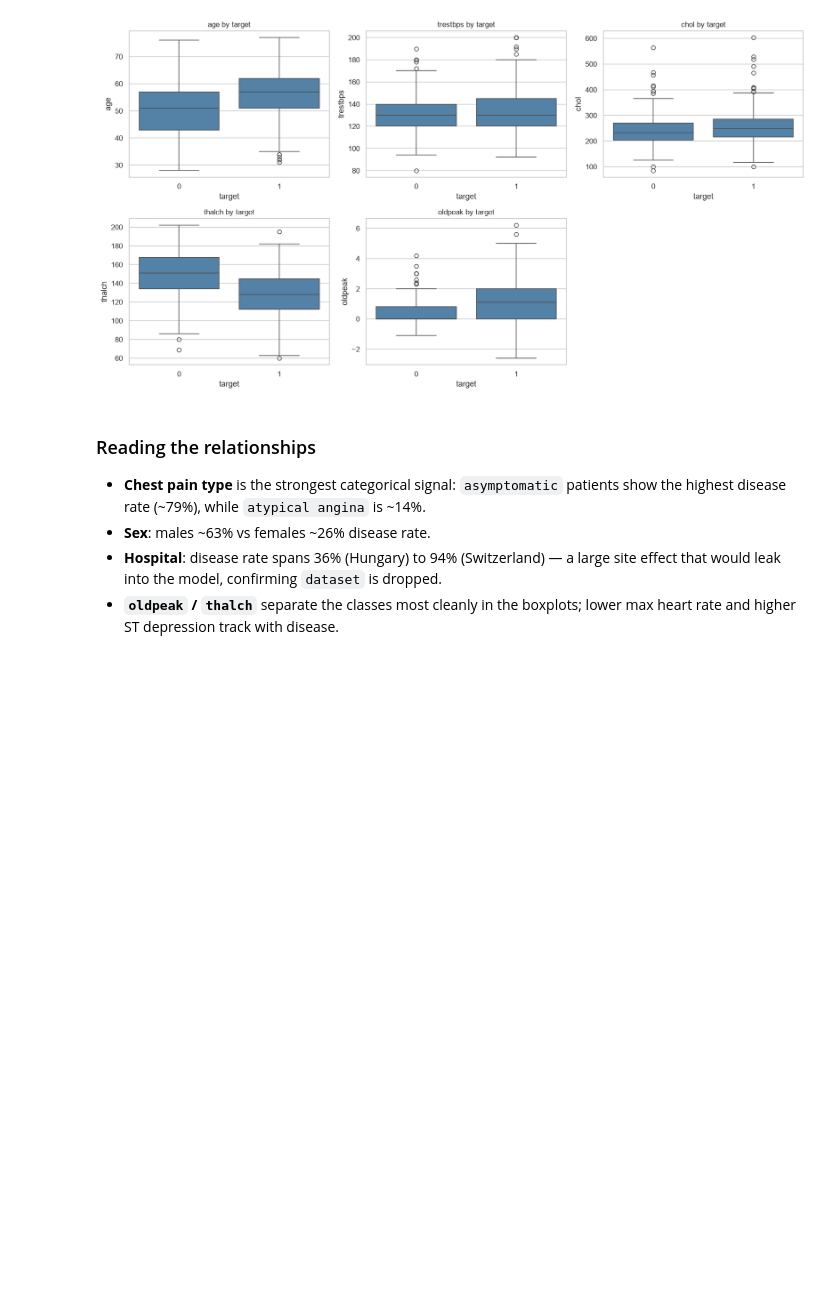
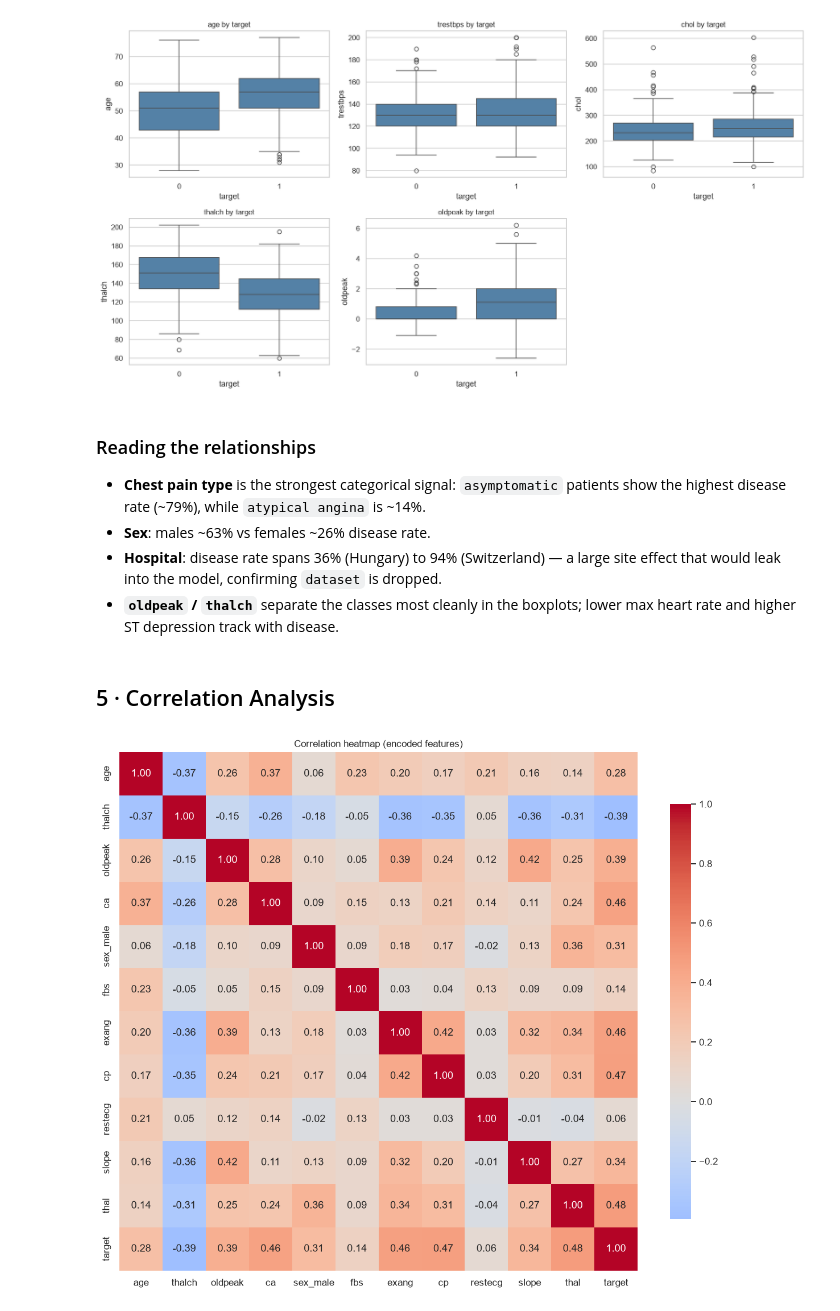
Before and after one commit to Moudjib16/Heart-Disease-Prediction, a Jupyter notebook: notebooks/01_eda.ipynb, the cells around one changed output. Cells and saved outputs as stored; diff of their text form; code cells hidden in the pictures; blank space fills up the shorter version.

Commit message:
analysis: EDA notebook - correlation analysis
Add section 5: encoded-feature correlation heatmap, feature correlations with the target, and the slope/oldpeak/exang multicollinearity check.

```diff
--- a/notebooks/01_eda.ipynb
+++ b/notebooks/01_eda.ipynb
@@ -390,3 +390,33 @@ save_fig("bivariate_boxplots")
   site effect that would leak into the model, confirming `dataset` is dropped.
 - **`oldpeak` / `thalch`** separate the classes most cleanly in the boxplots;
   lower max heart rate and higher ST depression track with disease.
+# %% [markdown]
+## 5 · Correlation Analysis
+# %%
+# Numeric-encoded view for correlation. Ordinal mappings are listed explicitly.
+enc = pd.DataFrame(index=df.index)
+enc["age"] = df["age"]
+enc["trestbps"] = df["trestbps"]
+enc["chol"] = df["chol"]
+enc["thalch"] = df["thalch"]
+enc["oldpeak"] = df["oldpeak"]
+enc["ca"] = df["ca"]
+enc["sex_male"] = (df["sex"] == "Male").astype(int)
+enc["fbs"] = df["fbs"].map({True: 1, False: 0})
+enc["exang"] = df["exang"].map({True: 1, False: 0})
+enc["cp"] = df["cp"].map({"typical angina": 0, "atypical angina": 1,
+                          "non-anginal": 2, "asymptomatic": 3})
+enc["restecg"] = df["restecg"].map({"normal": 0, "st-t abnormality": 1,
+                                    "lv hypertrophy": 2})
+enc["slope"] = df["slope"].map({"upsloping": 0, "flat": 1, "downsloping": 2})
+enc["thal"] = df["thal"].map({"normal": 0, "fixed defect": 1,
+                              "reversable defect": 2})
+enc["target"] = df["target"]
+
+fig, ax = plt.subplots(figsize=(11, 9))
+sns.heatmap(enc.corr(numeric_only=True), annot=True, fmt=".2f", cmap="coolwarm",
+            center=0, square=True, cbar_kws={"shrink": 0.8}, ax=ax)
+ax.set_title("Correlation heatmap (encoded features)")
+save_fig("correlation_heatmap")
+# %% [output]
+[figure, added]
```
Also changed, not shown: parts of 2 cells of this notebook.
